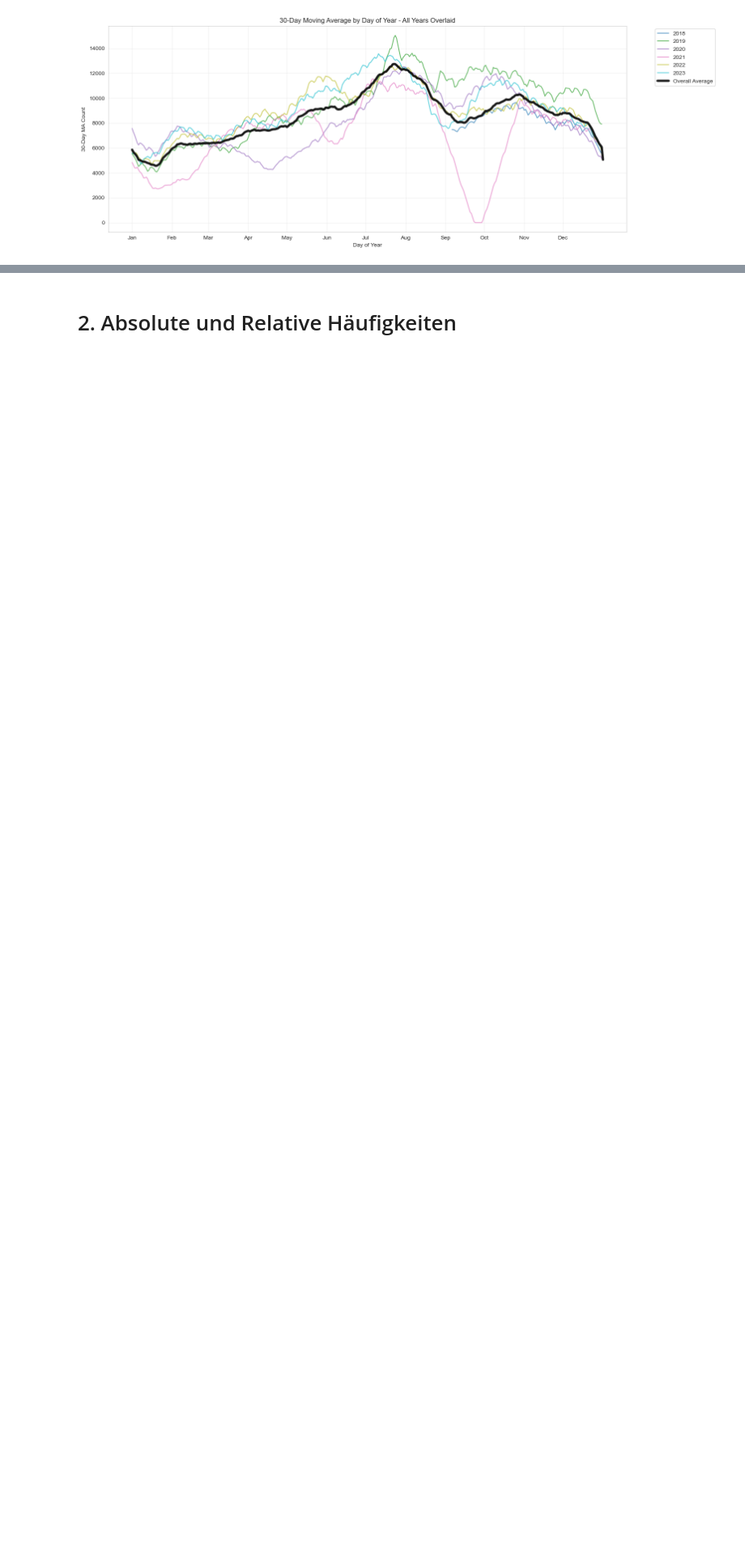
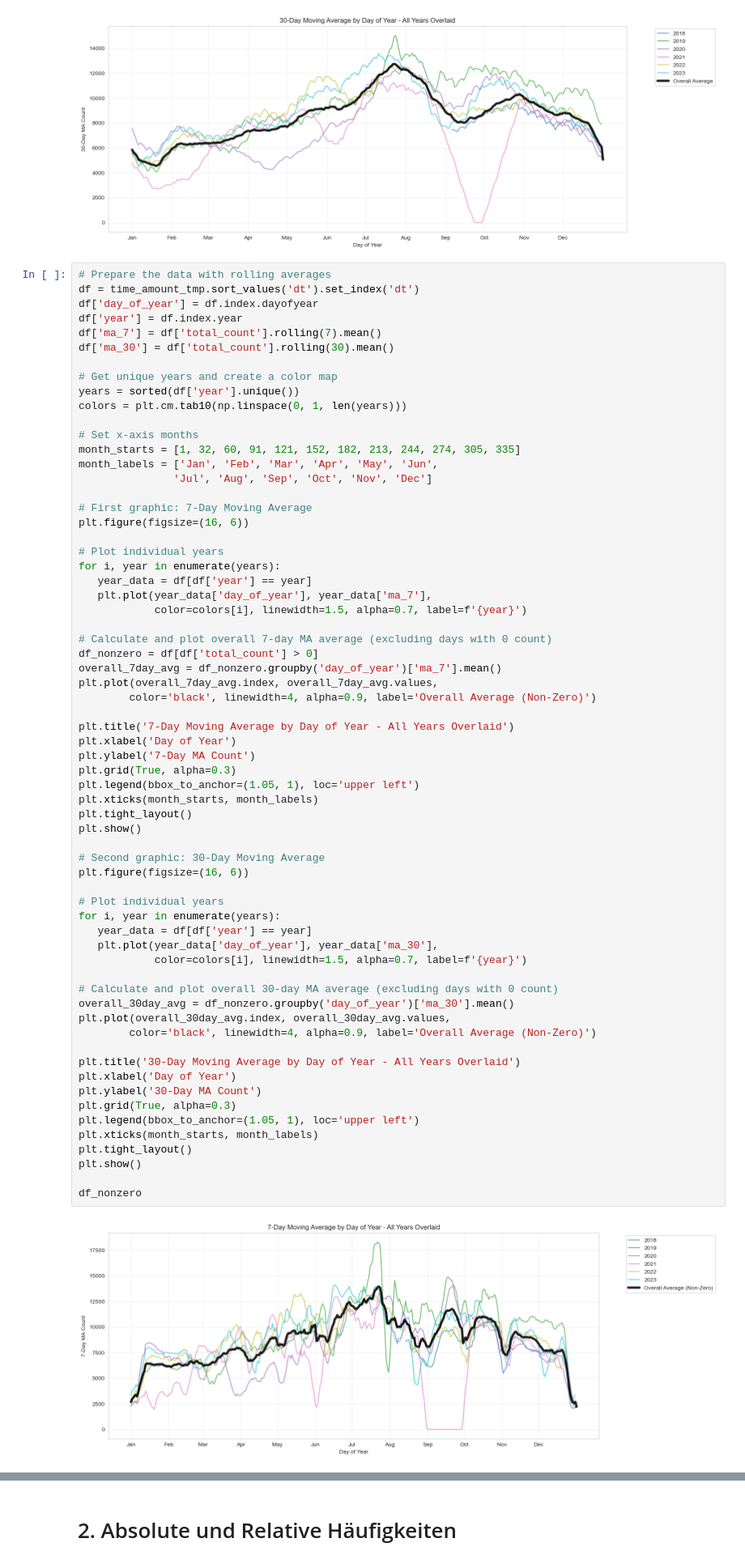
Before and after one commit to LordOfReinkeness/stochastik_SoSe25, a Jupyter notebook: fahrraeder.ipynb, the cells around one changed output, grey strips where cells are left out. Shown at 81% size. Cells and saved outputs as stored; diff of their text form; blank space fills up the shorter version.

```diff
--- a/fahrraeder.ipynb
+++ b/fahrraeder.ipynb
@@ -397,3 +379,70 @@ plt.show()
 # %% [output]
 [figure]
 [figure]
+# %%
+# Prepare the data with rolling averages
+df = time_amount_tmp.sort_values('dt').set_index('dt')
+df['day_of_year'] = df.index.dayofyear
+df['year'] = df.index.year
+df['ma_7'] = df['total_count'].rolling(7).mean()
+df['ma_30'] = df['total_count'].rolling(30).mean()
+
+# Get unique years and create a color map
+years = sorted(df['year'].unique())
+colors = plt.cm.tab10(np.linspace(0, 1, len(years)))
+
+# Set x-axis months
+month_starts = [1, 32, 60, 91, 121, 152, 182, 213, 244, 274, 305, 335]
+month_labels = ['Jan', 'Feb', 'Mar', 'Apr', 'May', 'Jun',
+               'Jul', 'Aug', 'Sep', 'Oct', 'Nov', 'Dec']
+
+# First graphic: 7-Day Moving Average
+plt.figure(figsize=(16, 6))
+
+# Plot individual years
+for i, year in enumerate(years):
+   year_data = df[df['year'] == year]
+   plt.plot(year_data['day_of_year'], year_data['ma_7'],
+            color=colors[i], linewidth=1.5, alpha=0.7, label=f'{year}')
+
+# Calculate and plot overall 7-day MA average (excluding days with 0 count)
+df_nonzero = df[df['total_count'] > 0]
+overall_7day_avg = df_nonzero.groupby('day_of_year')['ma_7'].mean()
+plt.plot(overall_7day_avg.index, overall_7day_avg.values,
+        color='black', linewidth=4, alpha=0.9, label='Overall Average (Non-Zero)')
+
+plt.title('7-Day Moving Average by Day of Year - All Years Overlaid')
+plt.xlabel('Day of Year')
+plt.ylabel('7-Day MA Count')
+plt.grid(True, alpha=0.3)
+plt.legend(bbox_to_anchor=(1.05, 1), loc='upper left')
+plt.xticks(month_starts, month_labels)
+plt.tight_layout()
+plt.show()
+
+# Second graphic: 30-Day Moving Average
+plt.figure(figsize=(16, 6))
+
+# Plot individual years
+for i, year in enumerate(years):
+   year_data = df[df['year'] == year]
+   plt.plot(year_data['day_of_year'], year_data['ma_30'],
+            color=colors[i], linewidth=1.5, alpha=0.7, label=f'{year}')
+
+# Calculate and plot overall 30-day MA average (excluding days with 0 count)
+overall_30day_avg = df_nonzero.groupby('day_of_year')['ma_30'].mean()
+plt.plot(overall_30day_avg.index, overall_30day_avg.values,
+        color='black', linewidth=4, alpha=0.9, label='Overall Average (Non-Zero)')
+
+plt.title('30-Day Moving Average by Day of Year - All Years Overlaid')
+plt.xlabel('Day of Year')
+plt.ylabel('30-Day MA Count')
+plt.grid(True, alpha=0.3)
+plt.legend(bbox_to_anchor=(1.05, 1), loc='upper left')
+plt.xticks(month_starts, month_labels)
+plt.tight_layout()
+plt.show()
+
+df_nonzero
+# %% [output]
+[figure, added]
```
Also changed, not shown: parts of 4 cells of this notebook.
